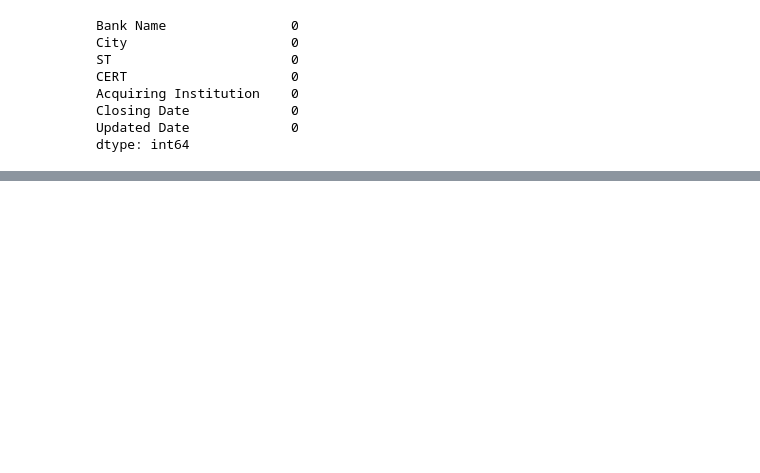
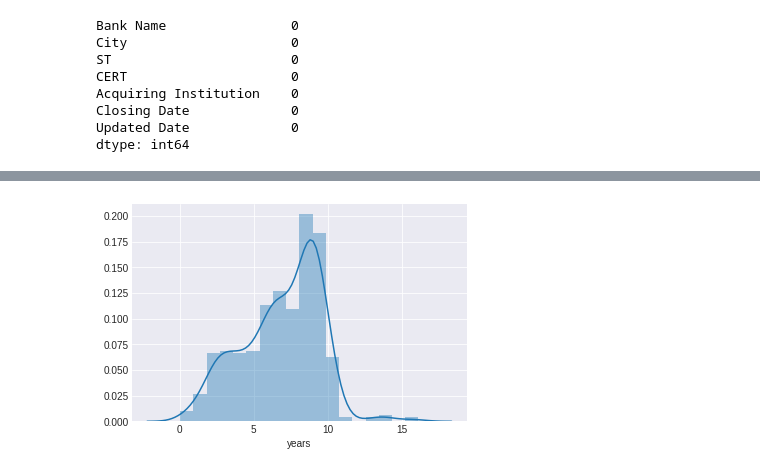
Before and after one commit to LambdaSchool/DS-Unit-1-Sprint-5-Data-Storytelling-Blog-Post, a Jupyter notebook: fdic_failed_bank_list.ipynb, the cells around one changed output, grey strips where cells are left out. Cells and saved outputs as stored; diff of their text form; code cells hidden in the pictures; blank space fills up the shorter version.

```diff
--- a/fdic_failed_bank_list.ipynb
+++ b/fdic_failed_bank_list.ipynb
@@ -39,0 +95,7 @@ dtype: int64
+# %%
+# convert datetime 31-May-19
+df["closingdate"] = pd.to_datetime(df["Closing Date"],
+                                   format="%d-%b-%y")
+df["updateddate"] = pd.to_datetime(df["Updated Date"],
+                                   format="%d-%b-%y")
+df.sample(2)
@@ -39,0 +117,4 @@ dtype: int64
+# %%
+df_days = (df['updateddate']-df['closingdate']).dt.days
+print(type(df_days))
+df_days[:6]
@@ -39,0 +130,6 @@ dtype: int64
+# %%
+# how many years after the closing date the info would be upated
+sns.distplot(df_days/365);
+plt.xlabel('years');
+# %% [output]
+[figure, added]
```
Also changed, not shown: parts of 13 cells of this notebook.
